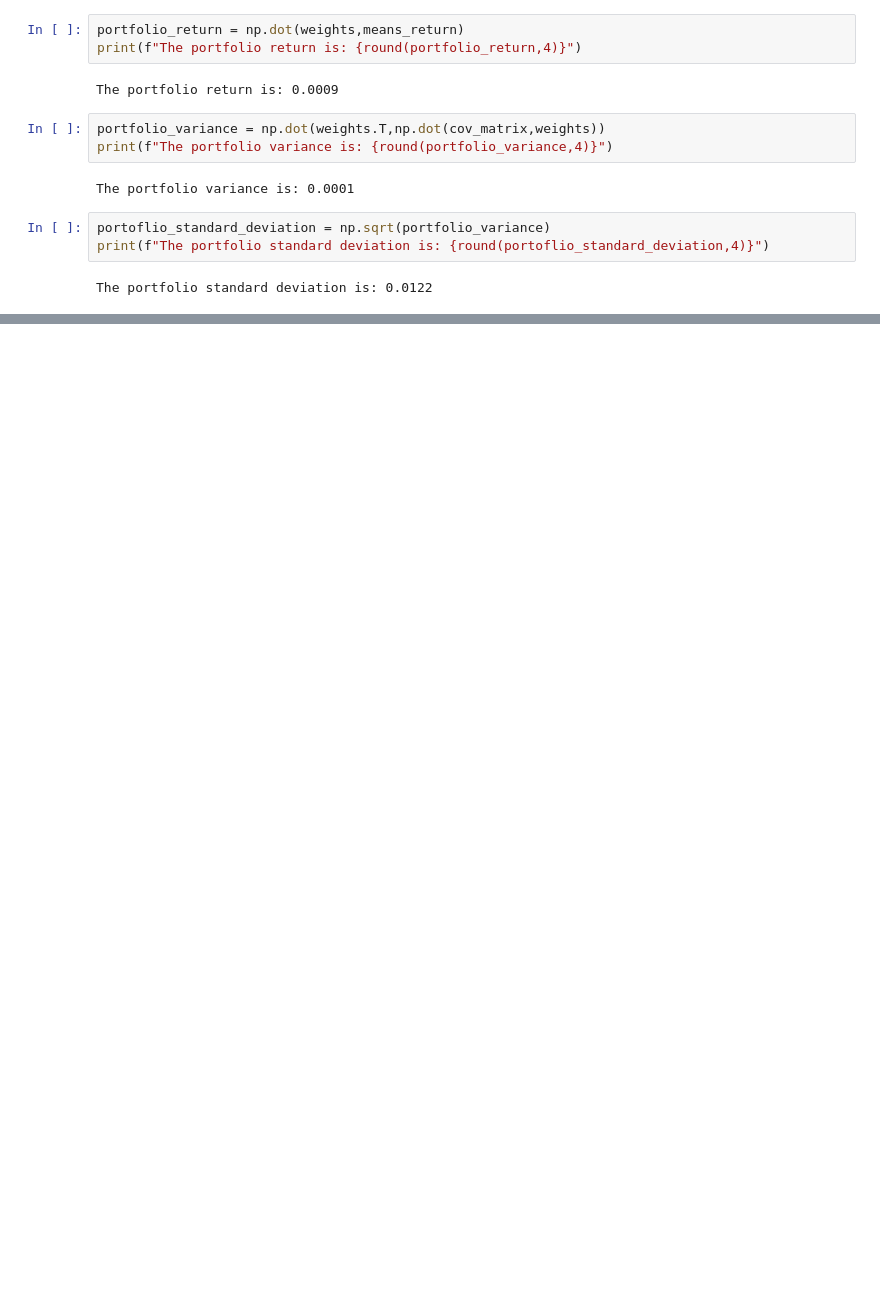
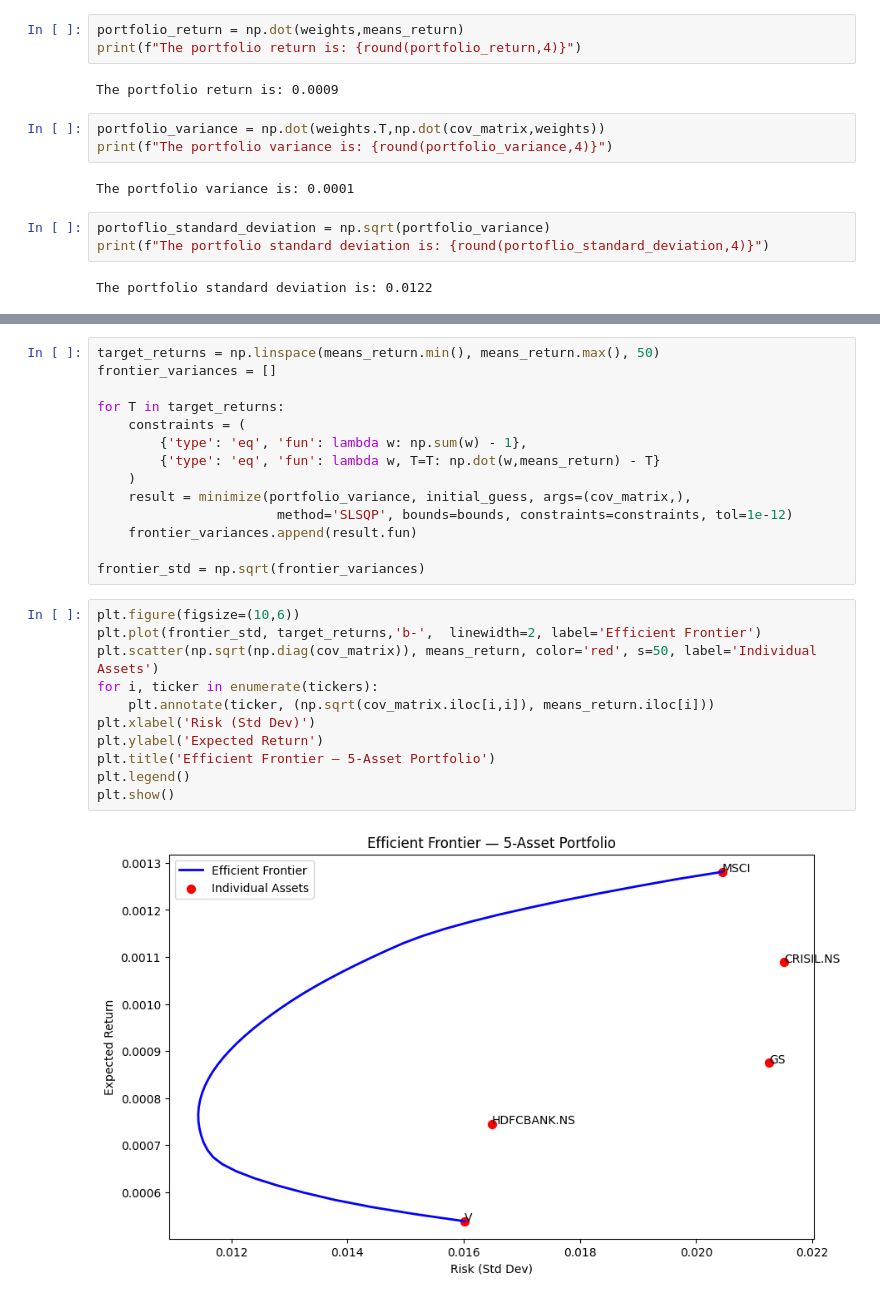
Before and after one commit to snehilkejriwal-exp19/portfolio-risk-management, a Jupyter notebook: modern_portfolio_theory.ipynb, the cells around one changed output, grey strips where cells are left out. Saved outputs shown, nothing was run; the diff lists cells and outputs as text; blank space fills up the shorter version.

```diff
--- a/modern_portfolio_theory.ipynb
+++ b/modern_portfolio_theory.ipynb
@@ -145,0 +146,27 @@ print(result.x)
+# %%
+target_returns = np.linspace(means_return.min(), means_return.max(), 50)
+frontier_variances = []
+
+for T in target_returns:
+    constraints = (
+        {'type': 'eq', 'fun': lambda w: np.sum(w) - 1},
+        {'type': 'eq', 'fun': lambda w, T=T: np.dot(w,means_return) - T}
+    )
+    result = minimize(portfolio_variance, initial_guess, args=(cov_matrix,),
+                       method='SLSQP', bounds=bounds, constraints=constraints, tol=1e-12)
+    frontier_variances.append(result.fun)
+
+frontier_std = np.sqrt(frontier_variances)
+# %%
+plt.figure(figsize=(10,6))
+plt.plot(frontier_std, target_returns,'b-',  linewidth=2, label='Efficient Frontier')
+plt.scatter(np.sqrt(np.diag(cov_matrix)), means_return, color='red', s=50, label='Individual Assets')
+for i, ticker in enumerate(tickers):
+    plt.annotate(ticker, (np.sqrt(cov_matrix.iloc[i,i]), means_return.iloc[i]))
+plt.xlabel('Risk (Std Dev)')
+plt.ylabel('Expected Return')
+plt.title('Efficient Frontier — 5-Asset Portfolio')
+plt.legend()
+plt.show()
+# %% [output]
+[figure, added]
```
Also changed, not shown: parts of 4 cells of this notebook.
